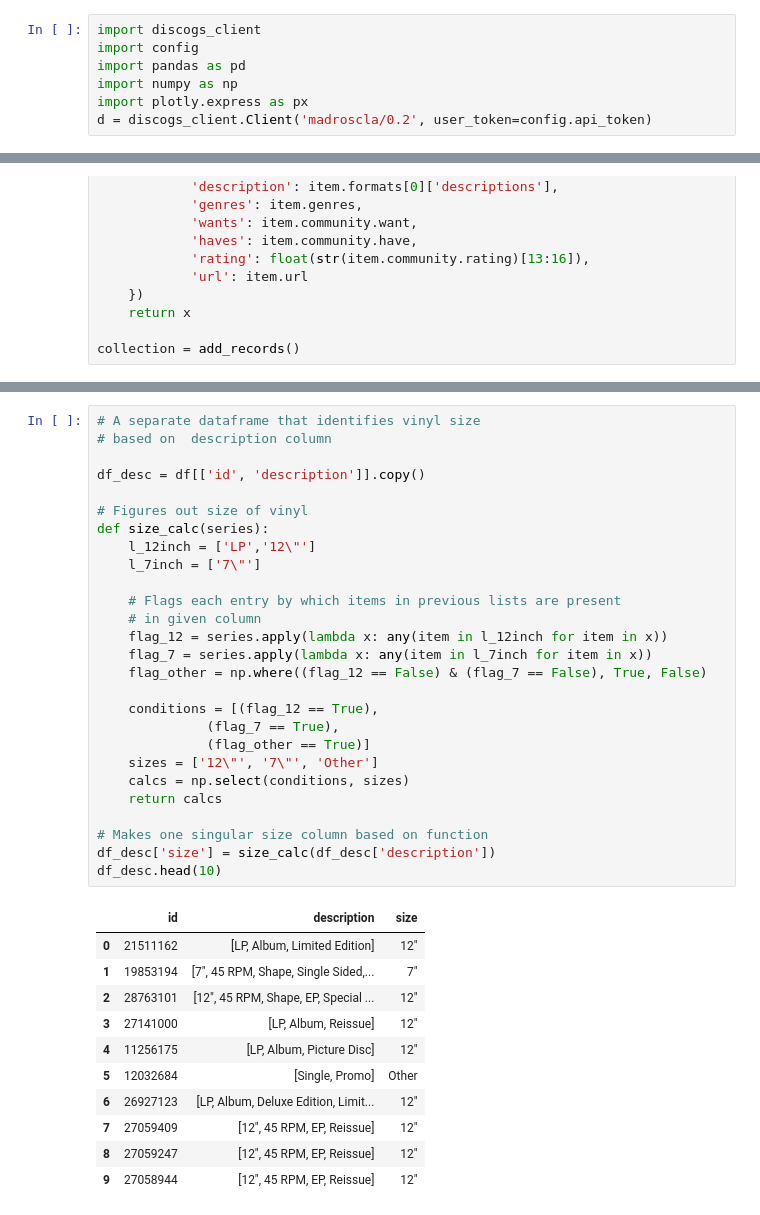
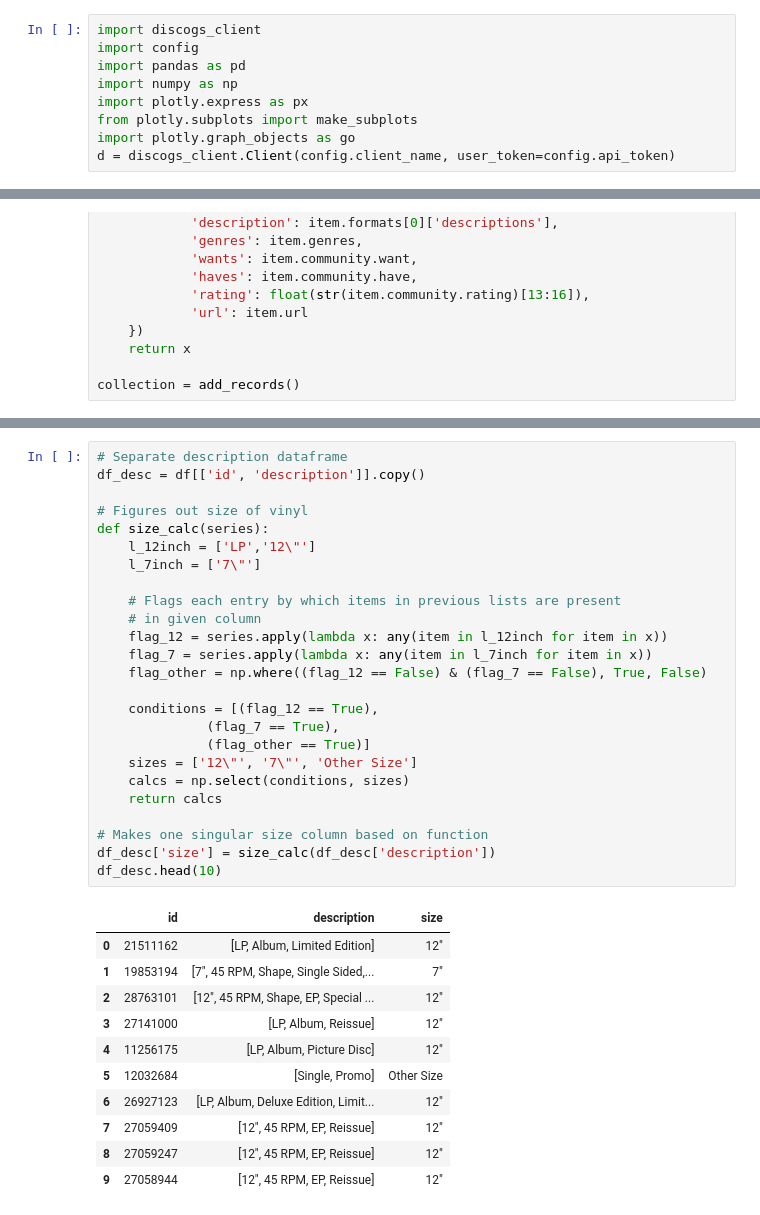
Before and after one commit to madroscla/vinyl-collection, a Jupyter notebook: discogs_collection.ipynb, the cells around one changed output, grey strips where cells are left out. Saved outputs shown, nothing was run; the diff lists cells and outputs as text.

```diff
--- a/Discogs.ipynb
+++ b/discogs_collection.ipynb
@@ -4,4 +10,6 @@ import config
 import pandas as pd
 import numpy as np
 import plotly.express as px
-d = discogs_client.Client('madroscla/0.2', user_token=config.api_token)
+from plotly.subplots import make_subplots
+import plotly.graph_objects as go
+d = discogs_client.Client(config.client_name, user_token=config.api_token)
@@ -136,38 +190,36 @@ fig_genre.show()
 # %%
-# A separate dataframe that identifies vinyl size
-# based on  description column
-
+# Separate description dataframe
 df_desc = df[['id', 'description']].copy()
 
 # Figures out size of vinyl
 def size_calc(series):
     l_12inch = ['LP','12\"']
     l_7inch = ['7\"']
 
     # Flags each entry by which items in previous lists are present
     # in given column
     flag_12 = series.apply(lambda x: any(item in l_12inch for item in x))
     flag_7 = series.apply(lambda x: any(item in l_7inch for item in x))
     flag_other = np.where((flag_12 == False) & (flag_7 == False), True, False)
 
     conditions = [(flag_12 == True),
               (flag_7 == True),
               (flag_other == True)]
-    sizes = ['12\"', '7\"', 'Other']
+    sizes = ['12\"', '7\"', 'Other Size']
     calcs = np.select(conditions, sizes)
     return calcs
 
 # Makes one singular size column based on function
 df_desc['size'] = size_calc(df_desc['description'])
 df_desc.head(10)
 # %% [output]
 |  | id | description | size |
 | 0 | 21511162 | [LP, Album, Limited Edition] | 12" |
 | 1 | 19853194 | [7", 45 RPM, Shape, Single Sided,... | 7" |
 | 2 | 28763101 | [12", 45 RPM, Shape, EP, Special ... | 12" |
 | 3 | 27141000 | [LP, Album, Reissue] | 12" |
 | 4 | 11256175 | [LP, Album, Picture Disc] | 12" |
-| 5 | 12032684 | [Single, Promo] | Other |
+| 5 | 12032684 | [Single, Promo] | Other Size |
 | 6 | 26927123 | [LP, Album, Deluxe Edition, Limit... | 12" |
 | 7 | 27059409 | [12", 45 RPM, EP, Reissue] | 12" |
 | 8 | 27059247 | [12", 45 RPM, EP, Reissue] | 12" |
```
Also changed, not shown: parts of 14 cells of this notebook, 4 other files.
